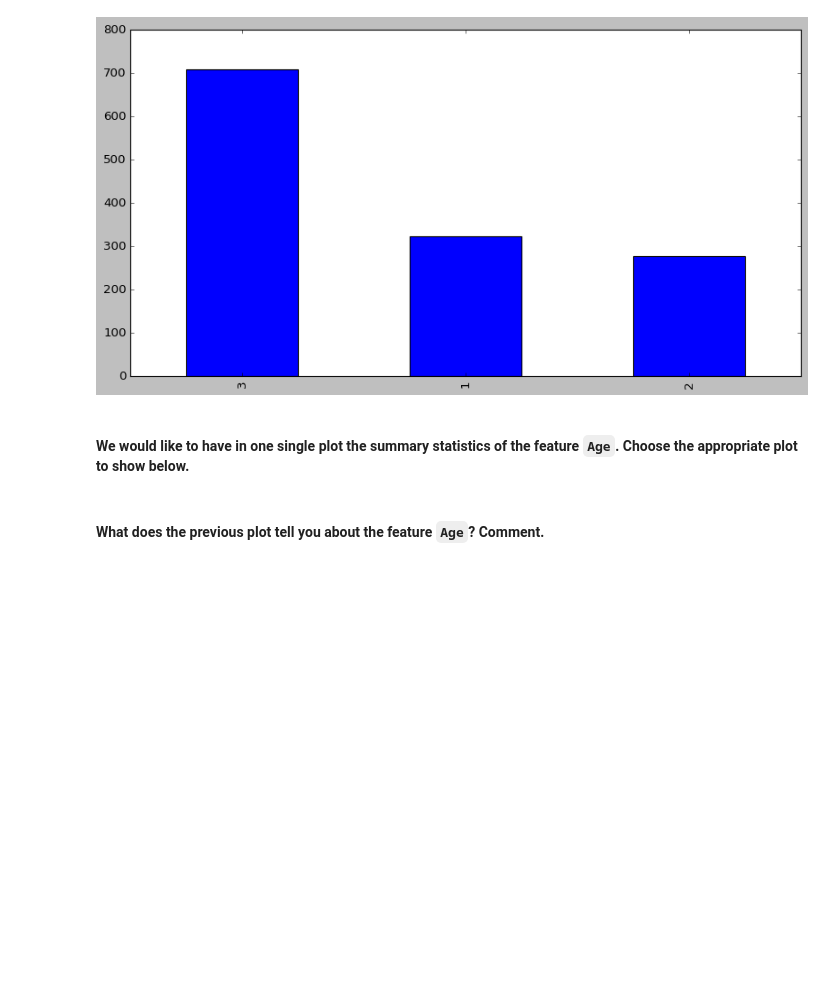
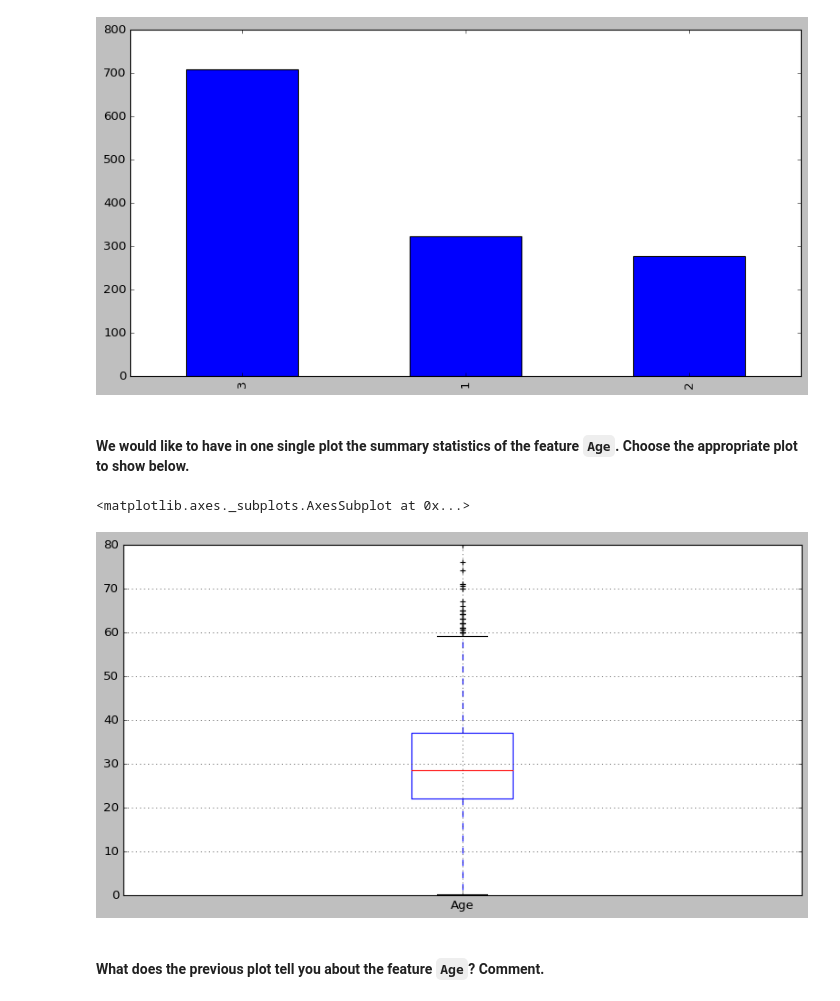
Before and after one commit to breogann/datamad0120, a Jupyter notebook: module-2/lab-matplotlib-seaborn/your-code/challenge-3.ipynb, the cells around one changed output. Drawn from its saved outputs; the diff is of its cells as text; code cells hidden in the pictures; blank space fills up the shorter version.

```diff
--- a/module-2/lab-matplotlib-seaborn/your-code/challenge-3.ipynb
+++ b/module-2/lab-matplotlib-seaborn/your-code/challenge-3.ipynb
@@ -172,2 +170,11 @@ titanic['Pclass'].value_counts().plot(kind='bar')
+# %%
+# your code here
+
+titanic.boxplot(column='Age')
+
+# Boxplot da información sobre la distribución, la mediana y los valores máximos y mínimos.
+# %% [output]
+<matplotlib.axes._subplots.AxesSubplot at 0x...>
+[figure, added]
 # %% [markdown]
 #### What does the previous plot tell you about the feature `Age`? Comment.
```
Also changed, not shown: parts of 4 cells of this notebook.
